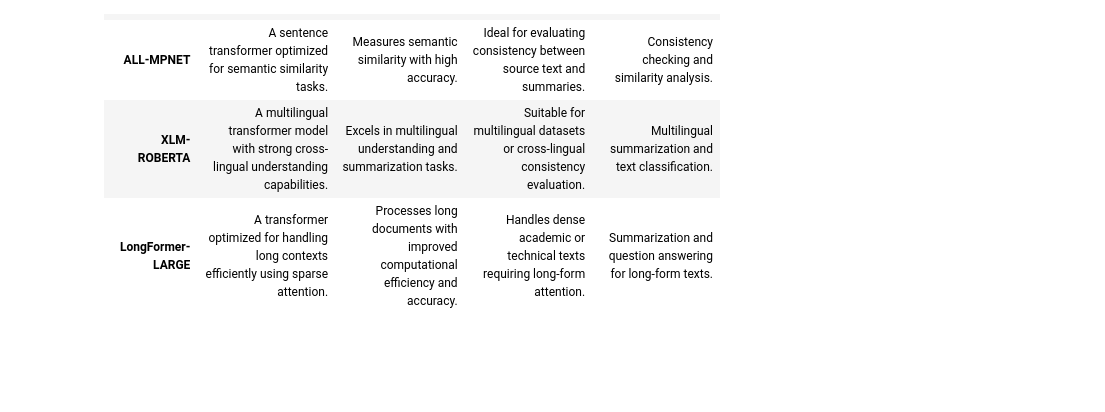
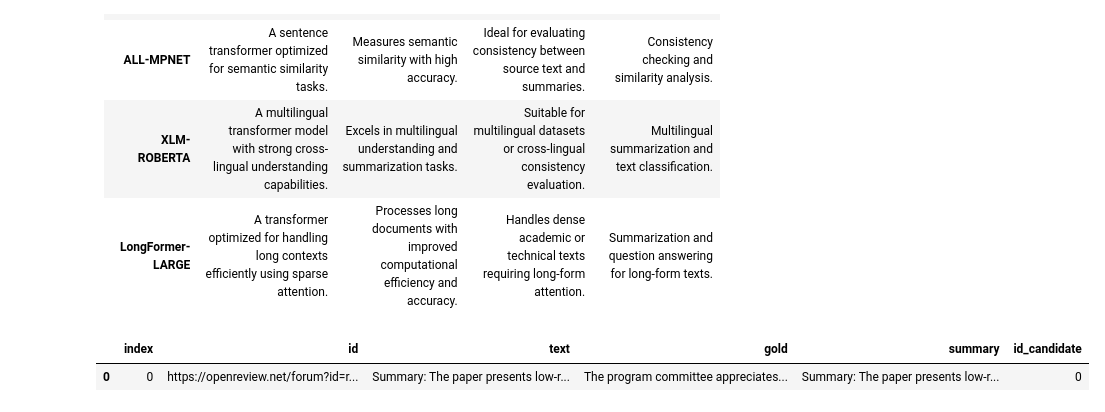
Before and after one commit to alialhousseini/glimpse-mds, a Jupyter notebook: NLP_main_notebook.ipynb, the cells around one changed output. Saved outputs shown, nothing was run; the diff lists cells and outputs as text; code cells hidden in the pictures; blank space fills up the shorter version.

Commit message:
nothing that important

```diff
--- a/NLP_main_notebook.ipynb
+++ b/NLP_main_notebook.ipynb
@@ -200,0 +98,8 @@ model_handlers: Dict[str, Dict] = {
+# %%
+import pandas as pd
+dftest = pd.read_csv('data/candidates/extractive_sentences-_-all_reviews_2017-_-none-_-2024-12-23-21-11-00.csv')
+# %%
+dftest[dftest.index == 0]
+# %% [output]
+|  | index | id | text | gold | summary | id_candidate |
+| 0 | 0 | https://openreview.net/forum?id=r... | Summary: The paper presents low-r... | The program committee appreciates... | Summary: The paper presents low-r... | 0 |
```
Also changed, not shown: parts of 14 cells of this notebook, 5 other files.
